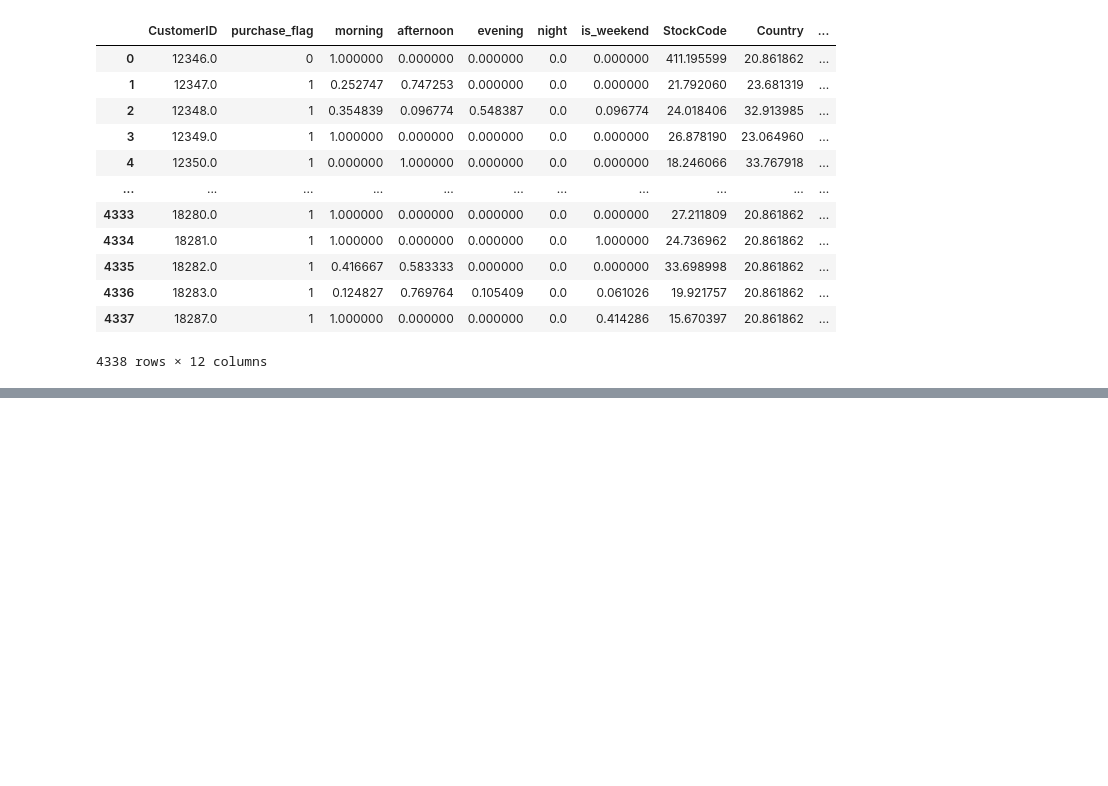
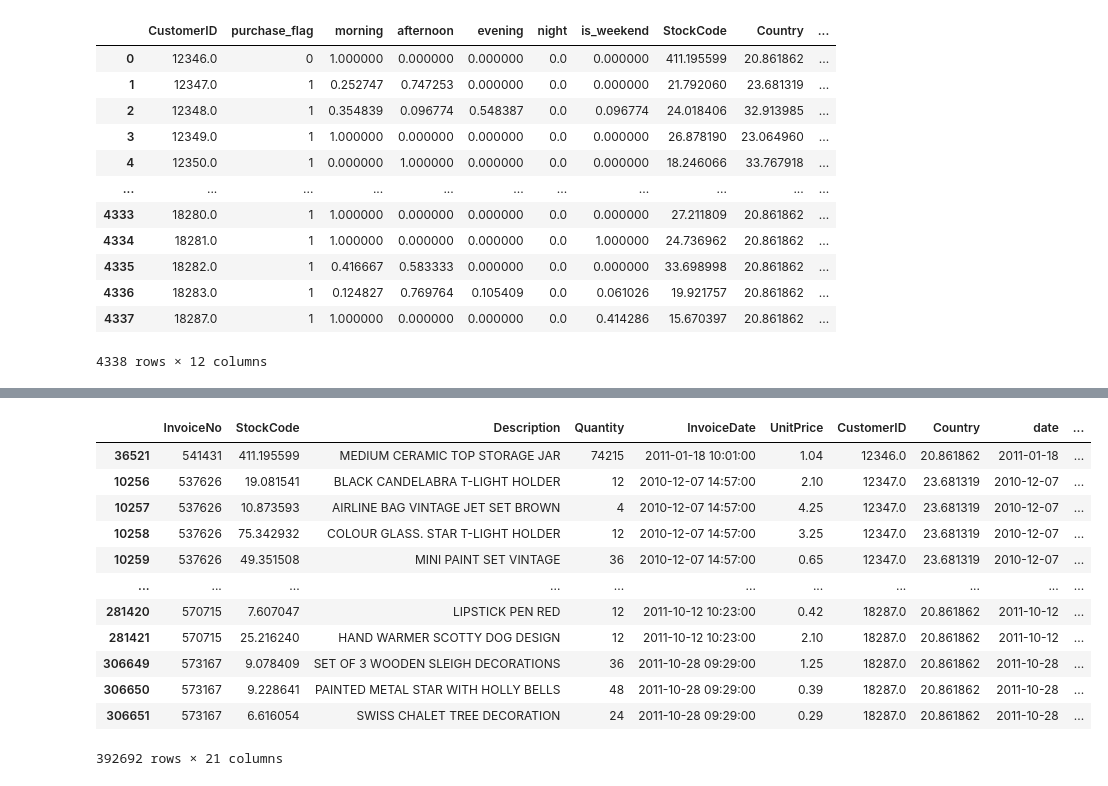
Before and after one commit to ZeyadArafat/Customer-Value-Prediction-Segmentation, a Jupyter notebook: Route_Project.ipynb, the cells around one changed output, grey strips where cells are left out. Cells and saved outputs as stored; diff of their text form; code cells hidden in the pictures; blank space fills up the shorter version.

Commit message:
make another ver of the final data

```diff
--- a/Route_Project.ipynb
+++ b/Route_Project.ipynb
@@ -554,0 +566,20 @@ Saved final_df.csv
+# %%
+
+
+data[['StockCode', 'Country']] = encoder.fit_transform(copy_data[['StockCode', 'Country']], copy_data['total_price'])
+# %%
+data
+# %% [output]
+|  | InvoiceNo | StockCode | Description | Quantity | InvoiceDate | UnitPrice | CustomerID | Country | date | ... |
+| 36521 | 541431 | 411.195599 | MEDIUM CERAMIC TOP STORAGE JAR | 74215 | 2011-01-18 10:01:00 | 1.04 | 12346.0 | 20.861862 | 2011-01-18 | ... |
+| 10256 | 537626 | 19.081541 | BLACK CANDELABRA T-LIGHT HOLDER | 12 | 2010-12-07 14:57:00 | 2.10 | 12347.0 | 23.681319 | 2010-12-07 | ... |
+| 10257 | 537626 | 10.873593 | AIRLINE BAG VINTAGE JET SET BROWN | 4 | 2010-12-07 14:57:00 | 4.25 | 12347.0 | 23.681319 | 2010-12-07 | ... |
+| 10258 | 537626 | 75.342932 | COLOUR GLASS. STAR T-LIGHT HOLDER | 12 | 2010-12-07 14:57:00 | 3.25 | 12347.0 | 23.681319 | 2010-12-07 | ... |
+| 10259 | 537626 | 49.351508 | MINI PAINT SET VINTAGE | 36 | 2010-12-07 14:57:00 | 0.65 | 12347.0 | 23.681319 | 2010-12-07 | ... |
+| ... | ... | ... | ... | ... | ... | ... | ... | ... | ... | ... |
+| 281420 | 570715 | 7.607047 | LIPSTICK PEN RED | 12 | 2011-10-12 10:23:00 | 0.42 | 18287.0 | 20.861862 | 2011-10-12 | ... |
+| 281421 | 570715 | 25.216240 | HAND WARMER SCOTTY DOG DESIGN | 12 | 2011-10-12 10:23:00 | 2.10 | 18287.0 | 20.861862 | 2011-10-12 | ... |
+| 306649 | 573167 | 9.078409 | SET OF 3 WOODEN SLEIGH DECORATIONS | 36 | 2011-10-28 09:29:00 | 1.25 | 18287.0 | 20.861862 | 2011-10-28 | ... |
+| 306650 | 573167 | 9.228641 | PAINTED METAL STAR WITH HOLLY BELLS | 48 | 2011-10-28 09:29:00 | 0.39 | 18287.0 | 20.861862 | 2011-10-28 | ... |
+| 306651 | 573167 | 6.616054 | SWISS CHALET TREE DECORATION | 24 | 2011-10-28 09:29:00 | 0.29 | 18287.0 | 20.861862 | 2011-10-28 | ... |
+392692 rows × 21 columns
```
Also changed, not shown: parts of 11 cells of this notebook.
